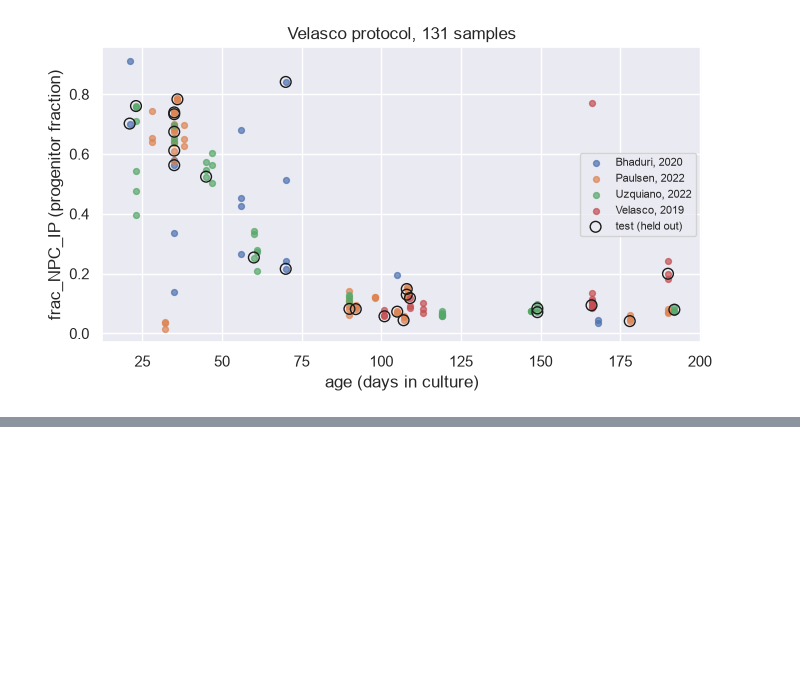
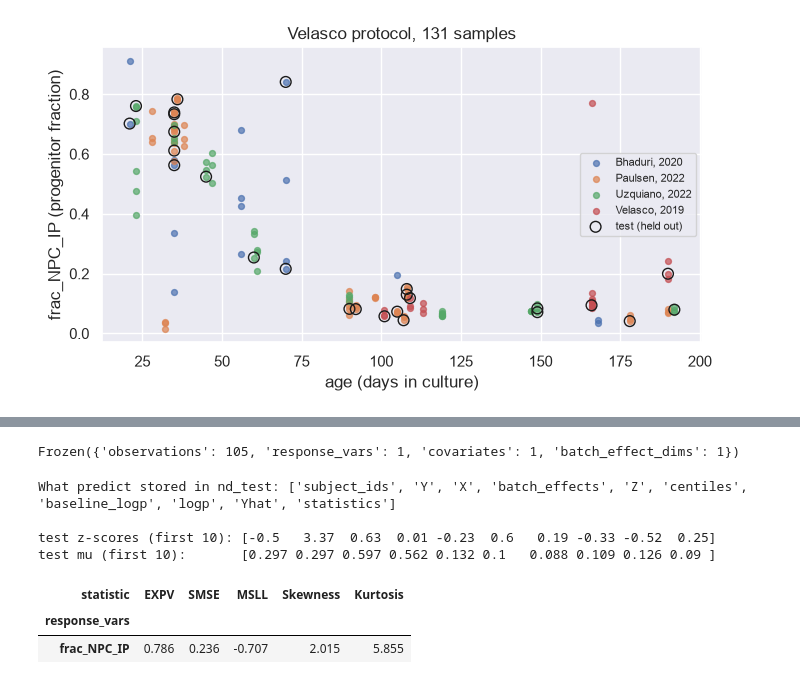
Before and after one commit to Liberty23513/organoid-growth-charts, a Jupyter notebook: notebooks/03_pcntoolkit_blr.ipynb, the cells around one changed output, grey strips where cells are left out. Cells and saved outputs as stored; diff of their text form; code cells hidden in the pictures; blank space fills up the shorter version.

Commit message:
B1 step 3: fit homoskedastic BLR with B-spline on age
Co-Authored-By: Claude Fable 5.1 <noreply@anthropic.com>

```diff
--- a/notebooks/03_pcntoolkit_blr.ipynb
+++ b/notebooks/03_pcntoolkit_blr.ipynb
@@ -134,0 +149,43 @@ Name: frac_NPC_IP, dtype: float64
+# %%
+def to_normdata(name, d):
+    # Wrap one of our DataFrames into a PCNtoolkit NormData object.
+    return NormData.from_dataframe(
+        name=name,
+        dataframe=d,
+        covariates=["age"],              # x: days in culture (expanded with the B-spline below)
+        response_vars=["frac_NPC_IP"],   # y: progenitor fraction (one model per response var)
+        subject_ids="sample",            # keep the sample id
+    )
+
+nd_train = to_normdata("train", train)
+nd_test = to_normdata("test", test)
+print(nd_train.sizes)
+# %% [output]
+Frozen({'observations': 105, 'response_vars': 1, 'covariates': 1, 'batch_effect_dims': 1})
+# %%
+blr_homo_template = BLR(
+    basis_function_mean=BsplineBasisFunction(degree=3, nknots=5),  # bending mean curve
+    heteroskedastic=False,                                          # ONE sigma for all ages (B1)
+)
+blr_homo = NormativeModel(blr_homo_template, savemodel=False, saveresults=False, saveplots=False)
+
+# Fit on train, predict on test. Takes a few seconds.
+blr_homo.fit_predict(nd_train, nd_test)
+
+print("What predict stored in nd_test:", list(nd_test.data_vars))
+print()
+print("test z-scores (first 10):", nd_test.Z.values.ravel()[:10].round(2))
+print("test mu (first 10):      ", nd_test.Yhat.values.ravel()[:10].round(3))
+# %% [output]
+What predict stored in nd_test: ['subject_ids', 'Y', 'X', 'batch_effects', 'Z', 'centiles', 'baseline_logp', 'logp', 'Yhat', 'statistics']
+
+test z-scores (first 10): [-0.5   3.37  0.63  0.01 -0.23  0.6   0.19 -0.33 -0.52  0.25]
+test mu (first 10):       [0.297 0.297 0.597 0.562 0.132 0.1   0.088 0.109 0.126 0.09 ]
+# %%
+# Built-in test-set evaluation. We only look at a few columns now; B2 step 8 will build our own table.
+stats_test = nd_test.get_statistics_df()
+stats_test[["EXPV", "SMSE", "MSLL", "Skewness", "Kurtosis"]].round(3)
+# %% [output]
+| statistic | EXPV | SMSE | MSLL | Skewness | Kurtosis |
+| response_vars |  |  |  |  |  |
+| frac_NPC_IP | 0.786 | 0.236 | -0.707 | 2.015 | 5.855 |
```
Also changed, not shown: parts of 1 cell of this notebook.
